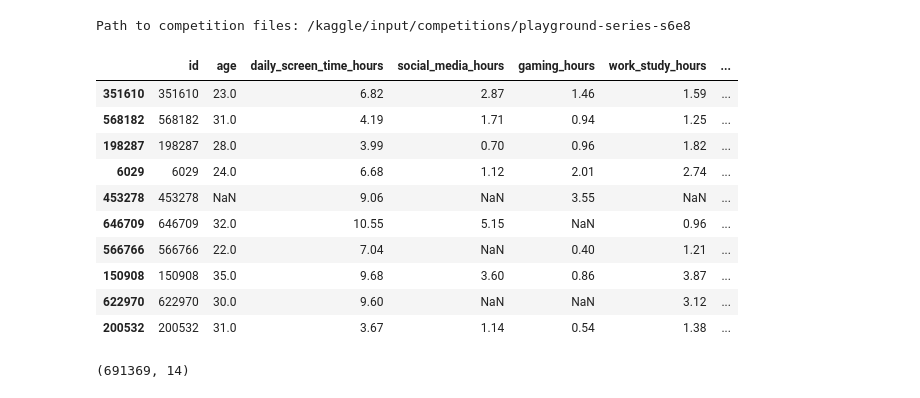
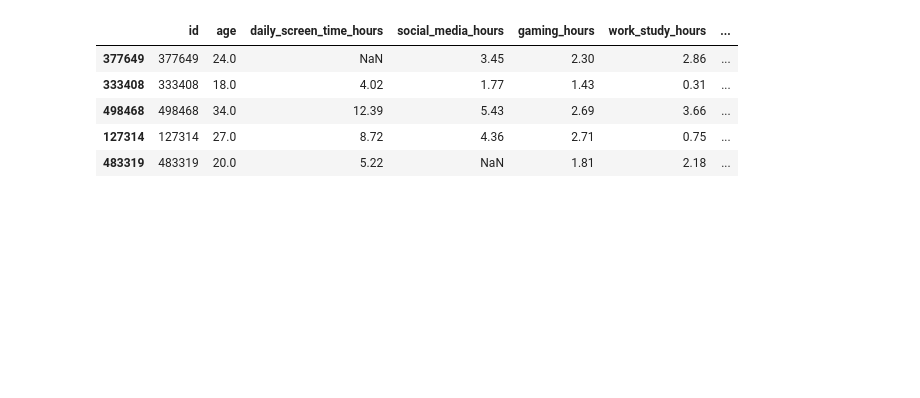
Before and after one commit to Lalmuankima-Colney/ML-Practice-Projects, a Jupyter notebook: Smartphone Addiciton Predictor.ipynb, the cells around one changed output. Cells and saved outputs as stored; diff of their text form; code cells hidden in the pictures; blank space fills up the shorter version.

```diff
--- a/Smartphone Addiciton Predictor.ipynb
+++ b/Smartphone Addiciton Predictor.ipynb
@@ -6,31 +6,13 @@ import matplotlib.pyplot as plt
-# %%
-import kagglehub
-
-# Download latest version
-path = kagglehub.competition_download('playground-series-s6e8')
-
-print("Path to competition files:", path)
-# %% [output]
-Path to competition files: /kaggle/input/competitions/playground-series-s6e8
 # %%
 df = pd.read_csv('/kaggle/input/competitions/playground-series-s6e8/train.csv')
 # %%
 df2 = pd.read_csv('/kaggle/input/competitions/playground-series-s6e8/test.csv')
 # %%
-df.sample(10)
+df.sample(5)
 # %% [output]
 |  | id | age | daily_screen_time_hours | social_media_hours | gaming_hours | work_study_hours | ... |
-| 351610 | 351610 | 23.0 | 6.82 | 2.87 | 1.46 | 1.59 | ... |
-| 568182 | 568182 | 31.0 | 4.19 | 1.71 | 0.94 | 1.25 | ... |
-| 198287 | 198287 | 28.0 | 3.99 | 0.70 | 0.96 | 1.82 | ... |
-| 6029 | 6029 | 24.0 | 6.68 | 1.12 | 2.01 | 2.74 | ... |
-| 453278 | 453278 | NaN | 9.06 | NaN | 3.55 | NaN | ... |
-| 646709 | 646709 | 32.0 | 10.55 | 5.15 | NaN | 0.96 | ... |
-| 566766 | 566766 | 22.0 | 7.04 | NaN | 0.40 | 1.21 | ... |
-| 150908 | 150908 | 35.0 | 9.68 | 3.60 | 0.86 | 3.87 | ... |
-| 622970 | 622970 | 30.0 | 9.60 | NaN | NaN | 3.12 | ... |
-| 200532 | 200532 | 31.0 | 3.67 | 1.14 | 0.54 | 1.38 | ... |
+| 377649 | 377649 | 24.0 | NaN | 3.45 | 2.30 | 2.86 | ... |
+| 333408 | 333408 | 18.0 | 4.02 | 1.77 | 1.43 | 0.31 | ... |
+| 498468 | 498468 | 34.0 | 12.39 | 5.43 | 2.69 | 3.66 | ... |
+| 127314 | 127314 | 27.0 | 8.72 | 4.36 | 2.71 | 0.75 | ... |
+| 483319 | 483319 | 20.0 | 5.22 | NaN | 1.81 | 2.18 | ... |
-# %%
-df.shape
-# %% [output]
-(691369, 14)
```
Also changed, not shown: parts of 119 cells of this notebook.
